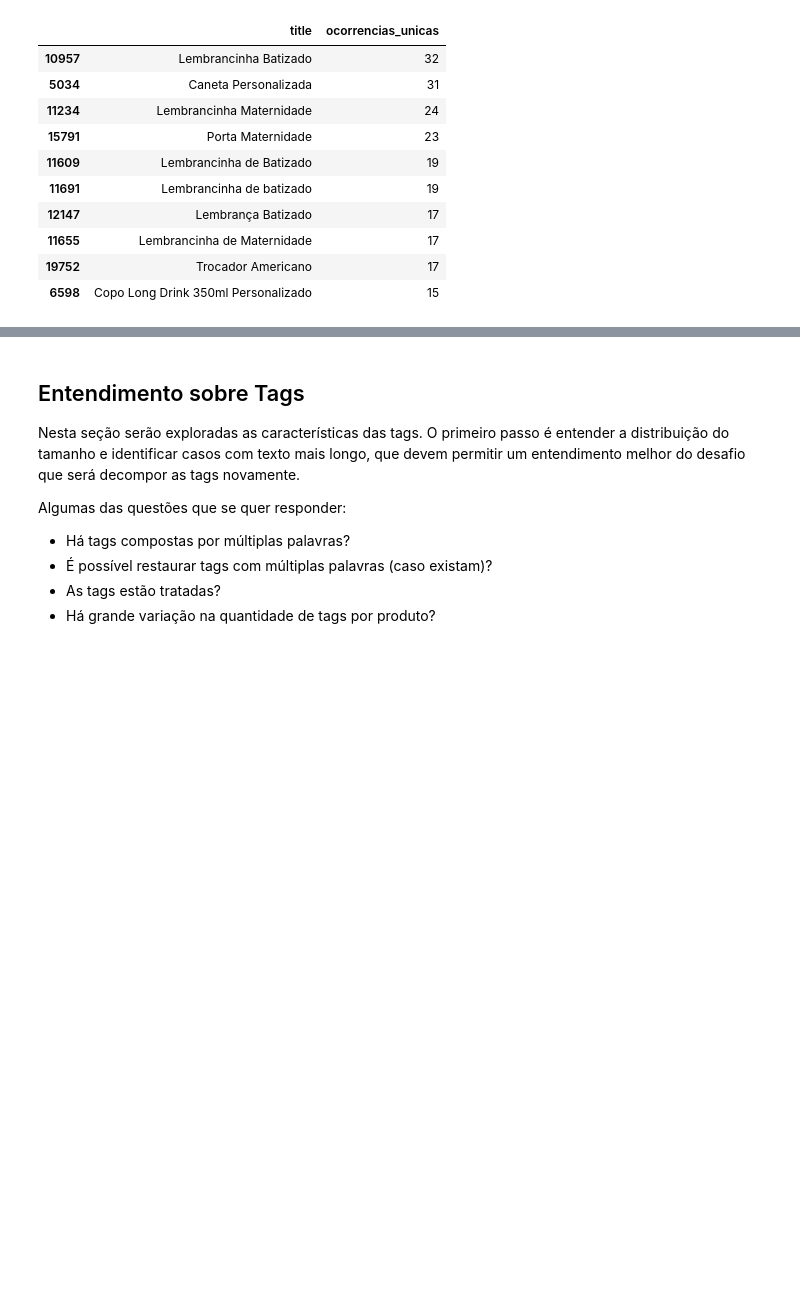
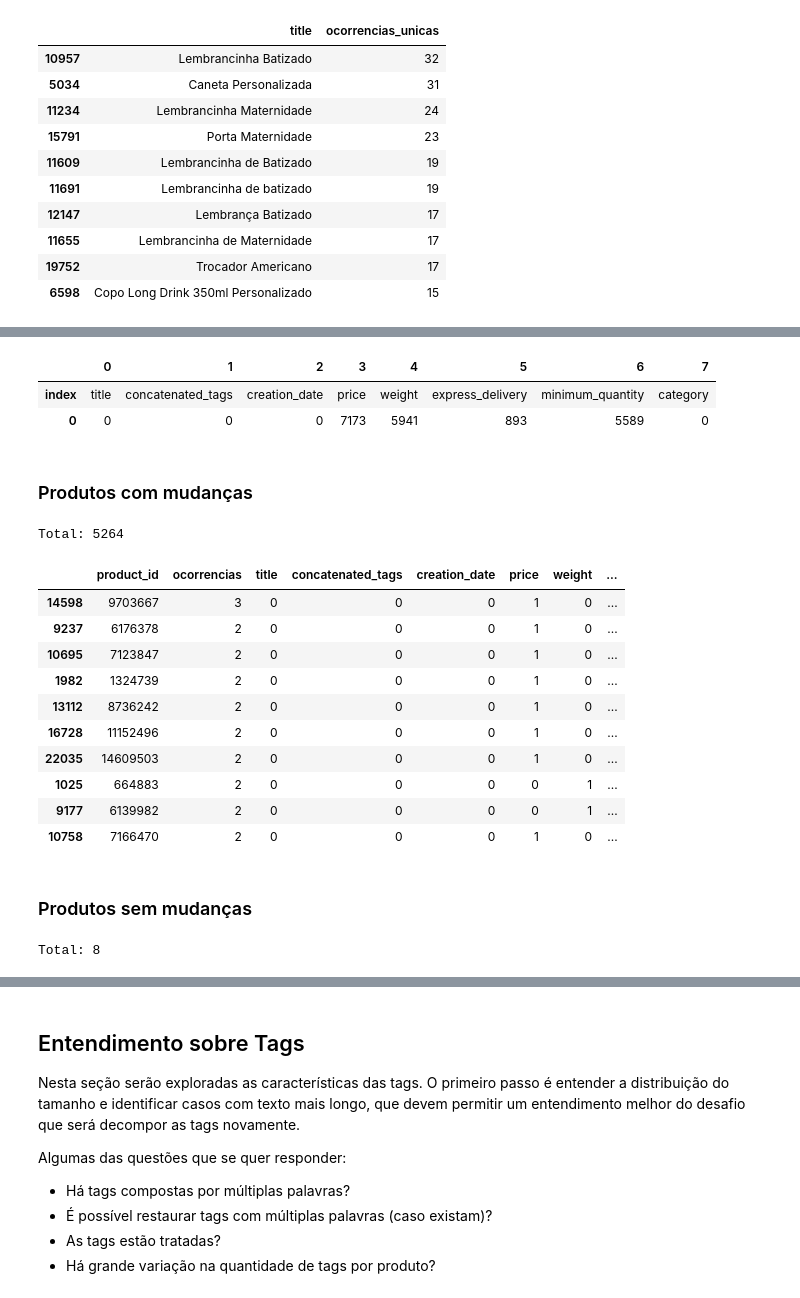
Before and after one commit to brunovilar/desafio-data-science-elo7, a Jupyter notebook: notebooks/02_Analise_Exploratoria.ipynb, the cells around one changed output, grey strips where cells are left out. Drawn from its saved outputs; the diff is of its cells as text; code cells hidden in the pictures; blank space fills up the shorter version.

```diff
--- a/notebooks/02_Analise_Exploratoria.ipynb
+++ b/notebooks/02_Analise_Exploratoria.ipynb
@@ -455,3 +458,65 @@ Tags por Títulos de Produto
 | 11655 | Lembrancinha de Maternidade | 17 |
 | 19752 | Trocador Americano | 17 |
 | 6598 | Copo Long Drink 350ml Personalizado | 15 |
+# %%
+def count_product_feature_changes(base_frame: pd.DataFrame, feature_columns: List[str]) -> pd.DataFrame:
+
+    agg_occurrences_frame = (
+        base_frame
+        [['product_id']]
+        .assign(ocorrencias=1)
+        .groupby(['product_id'])
+        .sum()
+        .reset_index()
+    )
+
+    for column in feature_columns:
+        agg_changes_frame = (
+            base_frame
+            [['product_id', column]]
+            .drop_duplicates()
+            [['product_id']]
+            .assign(**{f'mudancas_{column}':1})
+            .groupby(['product_id'])
+            .sum()
+            .assign(**{f'mudancas_{column}': lambda f: f[f'mudancas_{column}'] - 1})  # Ignora primeiro valor
+            .reset_index()
+        )
+
+        agg_occurrences_frame = pd.merge(agg_occurrences_frame, agg_changes_frame, on=['product_id'], how='left')
+
+    return (agg_occurrences_frame
+            .rename(columns={f'mudancas_{column}':column for column in columns_to_check})
+            .assign(mudancas=lambda f: f[columns_to_check].apply(sum, axis=1))
+            .assign(porcentagem_mudancas=lambda f: (100 * f['mudancas']/f['ocorrencias']).apply(lambda v: f'{v:.2f}%'))
+           )
+
+columns_to_check = ['title', 'concatenated_tags', 'creation_date', 'price', 'weight', 'express_delivery', 'minimum_quantity', 'category']
+agg_frame = count_product_feature_changes(frame, columns_to_check)
+
+display(HTML('<h3>Alterações por Atributos</h3>'))
+display(agg_frame
+        .drop(columns=['product_id', 'ocorrencias', 'mudancas', 'porcentagem_mudancas'])
+        .sum()
+        .reset_index()
+        .T
+       )
+
+
+display(HTML('<h3>Produtos com mudanças</h3>'))
+print(f'Total: {len(agg_frame.query("mudancas > 0 and ocorrencias > 1"))}')
+display(agg_frame
+        .sort_values(by='porcentagem_mudancas', ascending=False)
+        .head(10)
+       )
+
+display(HTML('<h3>Produtos sem mudanças</h3>'))
+print(f'Total: {len(agg_frame.query("mudancas == 0 and ocorrencias > 1"))}')
+display(agg_frame
+        .query('mudancas == 0')
+        .sort_values(by='ocorrencias', ascending=False)
+        .head(10)
+       )
+
+del agg_frame, columns_to_check
+# %% [output]
@@ -457,0 +524,18 @@ Tags por Títulos de Produto
+|  | 0 | 1 | 2 | 3 | 4 | 5 | 6 | 7 |
+| index | title | concatenated_tags | creation_date | price | weight | express_delivery | minimum_quantity | category |
+| 0 | 0 | 0 | 0 | 7173 | 5941 | 893 | 5589 | 0 |
+Produtos com mudanças
+Total: 5264
+|  | product_id | ocorrencias | title | concatenated_tags | creation_date | price | weight | ... |
+| 14598 | 9703667 | 3 | 0 | 0 | 0 | 1 | 0 | ... |
+| 9237 | 6176378 | 2 | 0 | 0 | 0 | 1 | 0 | ... |
+| 10695 | 7123847 | 2 | 0 | 0 | 0 | 1 | 0 | ... |
+| 1982 | 1324739 | 2 | 0 | 0 | 0 | 1 | 0 | ... |
+| 13112 | 8736242 | 2 | 0 | 0 | 0 | 1 | 0 | ... |
+| 16728 | 11152496 | 2 | 0 | 0 | 0 | 1 | 0 | ... |
+| 22035 | 14609503 | 2 | 0 | 0 | 0 | 1 | 0 | ... |
+| 1025 | 664883 | 2 | 0 | 0 | 0 | 0 | 1 | ... |
+| 9177 | 6139982 | 2 | 0 | 0 | 0 | 0 | 1 | ... |
+| 10758 | 7166470 | 2 | 0 | 0 | 0 | 1 | 0 | ... |
+Produtos sem mudanças
+Total: 8
```
Also changed, not shown: parts of 15 cells of this notebook.
